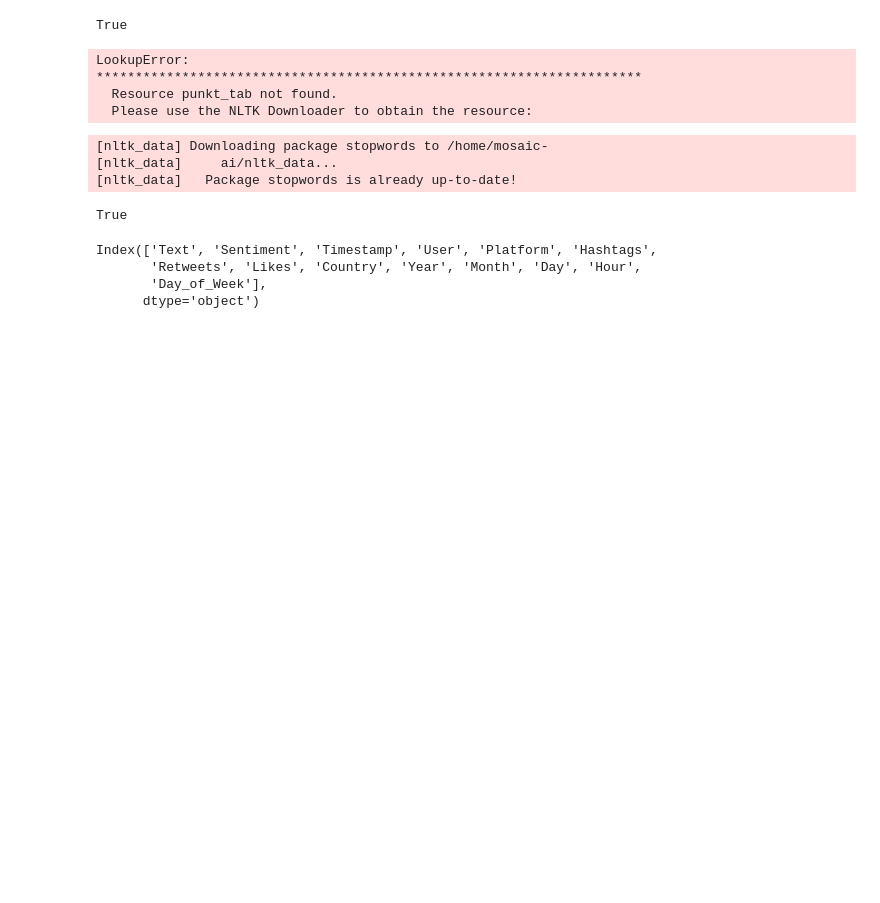
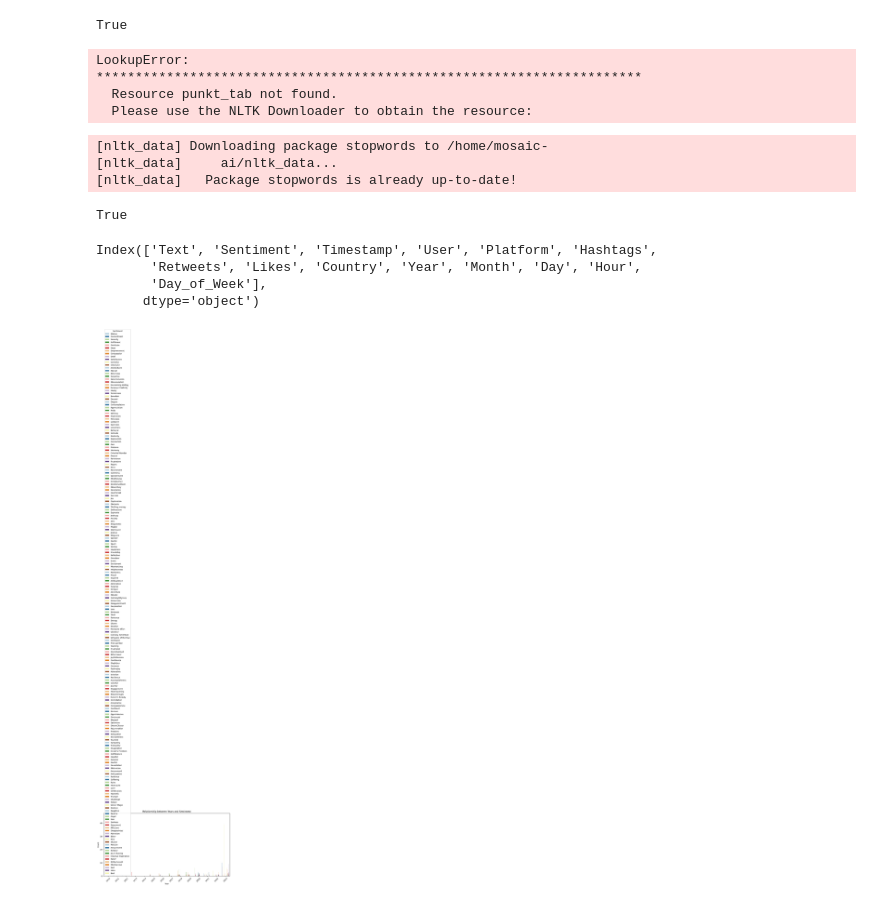
Before and after one commit to NarmathaChandrasekar25/NarmathaChandrasekar25, a Jupyter notebook: use case.ipynb, the cells around one changed output. Drawn from its saved outputs; the diff is of its cells as text; code cells hidden in the pictures; blank space fills up the shorter version.

```diff
--- a/use case.ipynb
+++ b/use case.ipynb
@@ -482,3 +482,13 @@ Index(['Text', 'Sentiment', 'Timestamp', 'User', 'Platform', 'Hashtags',
        'Retweets', 'Likes', 'Country', 'Year', 'Month', 'Day', 'Hour',
        'Day_of_Week'],
       dtype='object')
+# %%
+plt.figure(figsize=(12, 6))
+sns.countplot(x='Year', hue='Sentiment', data=df1, palette='Paired')
+plt.title('Relationship between Years and Sentiment')
+plt.xlabel('Year')
+plt.ylabel('Count')
+plt.xticks(rotation=45)
+plt.show()
+# %% [output]
+[figure, added]
```
Also changed, not shown: parts of 1 cell of this notebook.
